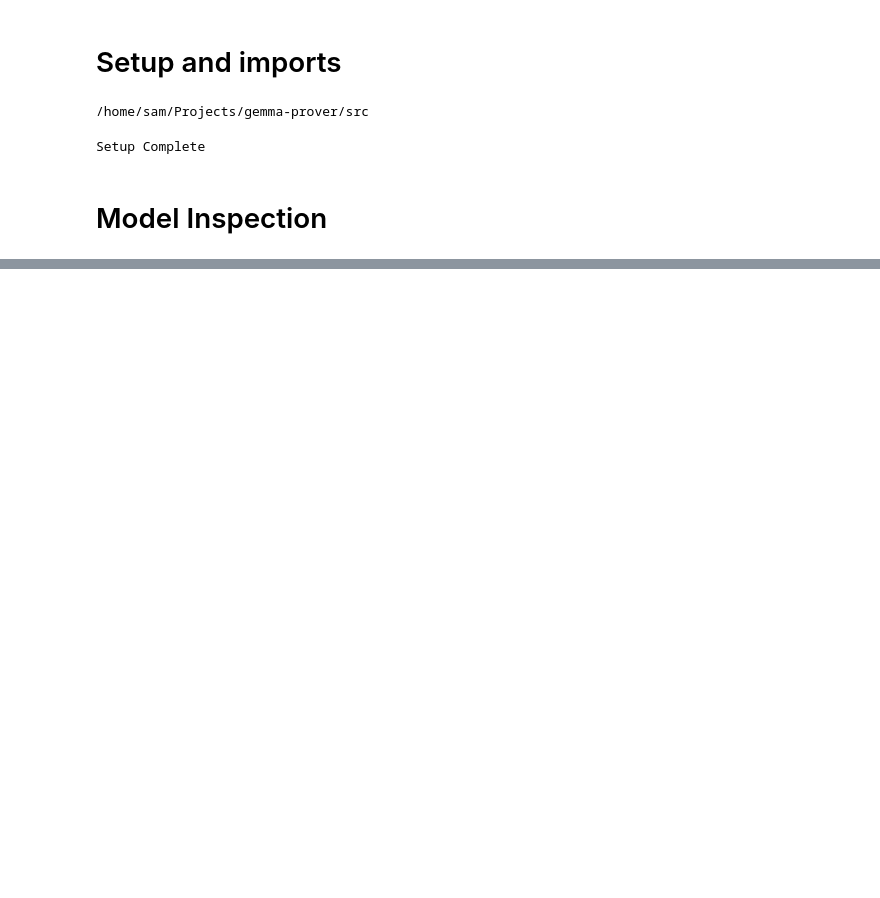
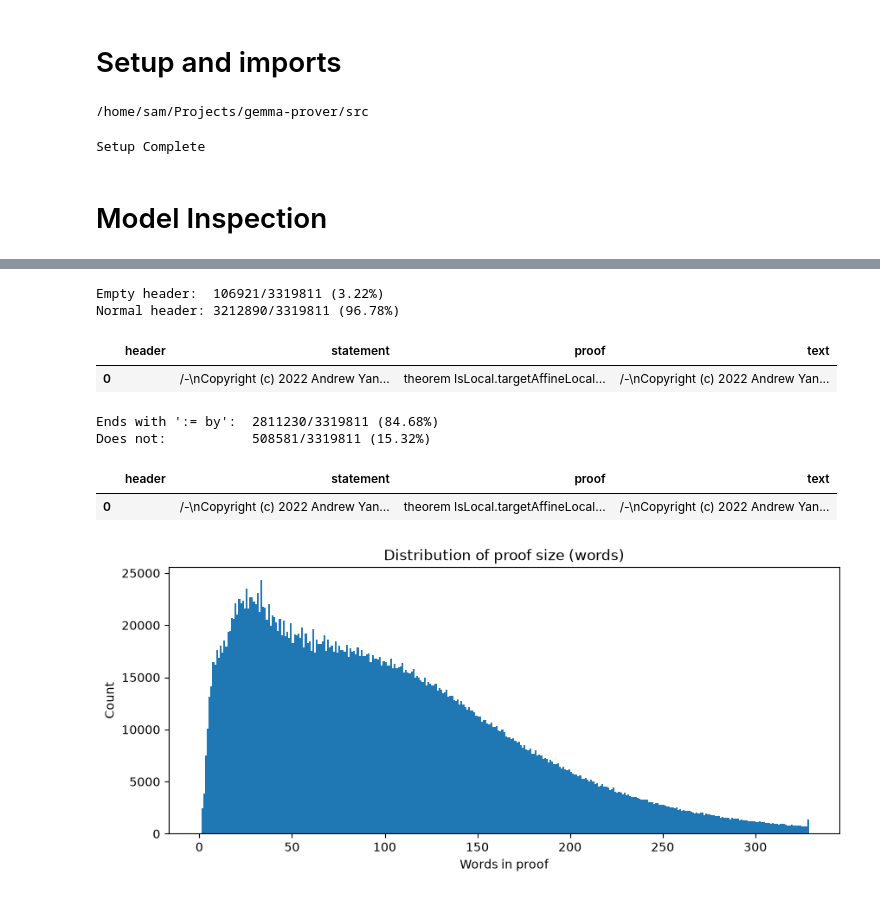
Before and after one commit to AnuroopKeshav/gemma-prover, a Jupyter notebook: src/notebooks/analysis.ipynb, the cells around one changed output, grey strips where cells are left out. Cells and saved outputs as stored; diff of their text form; code cells hidden in the pictures; blank space fills up the shorter version.

Commit message:
Inspect dataset

```diff
--- a/src/notebooks/analysis.ipynb
+++ b/src/notebooks/analysis.ipynb
@@ -34,0 +42,5 @@ Total params (raw)
+# %%
+ds = load_train_dataset()
+n = len(ds)
+
+DataFrame(ds[:3])
@@ -34,0 +52,44 @@ Total params (raw)
+# %%
+headers = ds["header"]
+empty = sum(1 for h in headers if h == "")
+normal = n - empty
+
+print(f"Empty header:  {empty}/{n} ({100 * empty / n:.2f}%)")
+print(f"Normal header: {normal}/{n} ({100 * normal / n:.2f}%)")
+# %% [output]
+Empty header:  106921/3319811 (3.22%)
+Normal header: 3212890/3319811 (96.78%)
+# %%
+i = headers.index("")
+DataFrame([ds[i]])
+# %% [output]
+|  | header | statement | proof | text |
+| 0 |  | /-\nCopyright (c) 2022 Andrew Yan... | theorem IsLocal.targetAffineLocal... | /-\nCopyright (c) 2022 Andrew Yan... |
+# %%
+statements = ds["statement"]
+ends = sum(1 for s in statements if s.endswith(":= by"))
+not_ends = n - ends
+
+print(f"Ends with ':= by':  {ends}/{n} ({100 * ends / n:.2f}%)")
+print(f"Does not:           {not_ends}/{n} ({100 * not_ends / n:.2f}%)")
+# %% [output]
+Ends with ':= by':  2811230/3319811 (84.68%)
+Does not:           508581/3319811 (15.32%)
+# %%
+i = next(k for k, s in enumerate(statements) if not s.endswith(":= by"))
+DataFrame([ds[i]])
+# %% [output]
+|  | header | statement | proof | text |
+| 0 |  | /-\nCopyright (c) 2022 Andrew Yan... | theorem IsLocal.targetAffineLocal... | /-\nCopyright (c) 2022 Andrew Yan... |
+# %%
+proof_words = [len(p.split()) for p in ds["proof"]]
+hi = int(np.percentile(proof_words, 99))
+
+plt.figure(figsize=(10, 4))
+plt.hist(proof_words, bins=range(0, hi + 2))
+plt.xlabel("Words in proof")
+plt.ylabel("Count")
+plt.title("Distribution of proof size (words)")
+plt.show()
+# %% [output]
+[figure, added]
```
Also changed, not shown: parts of 7 cells of this notebook.
